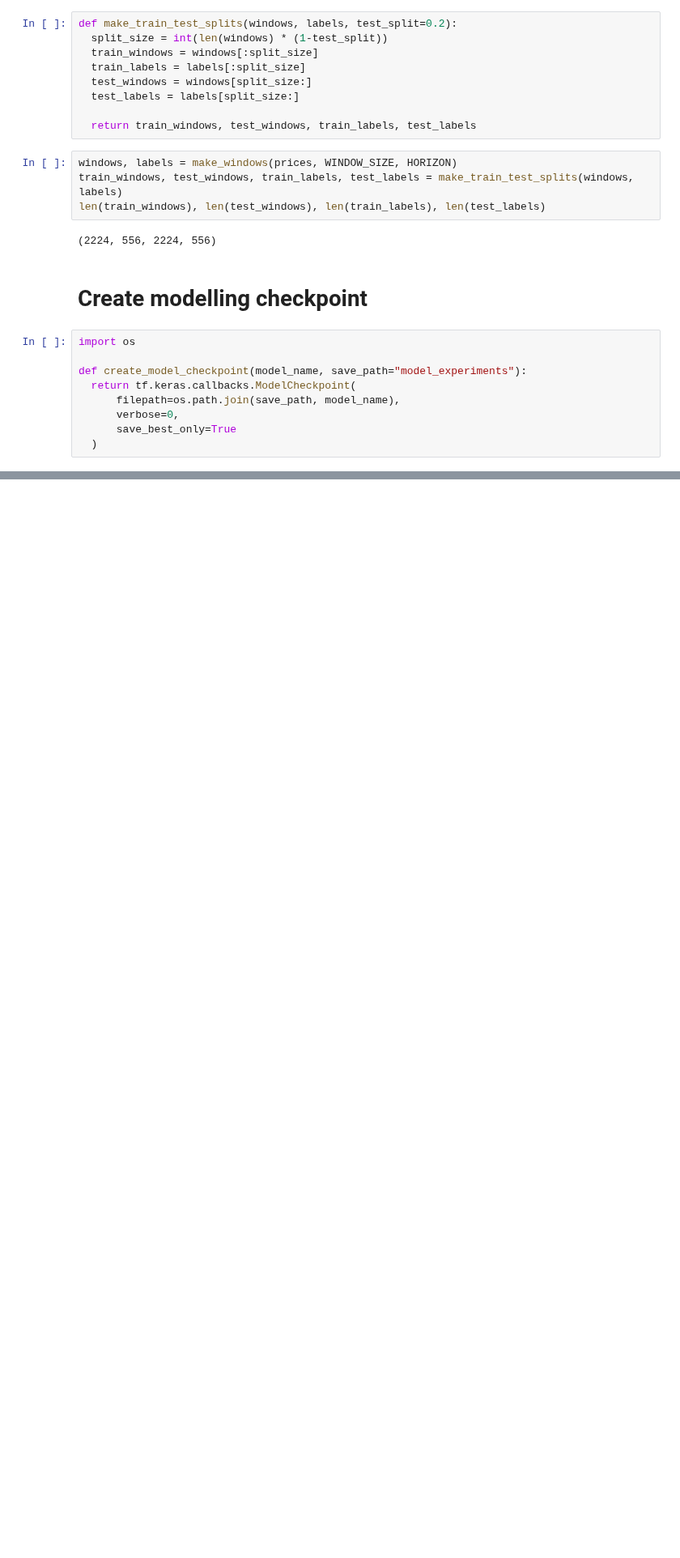
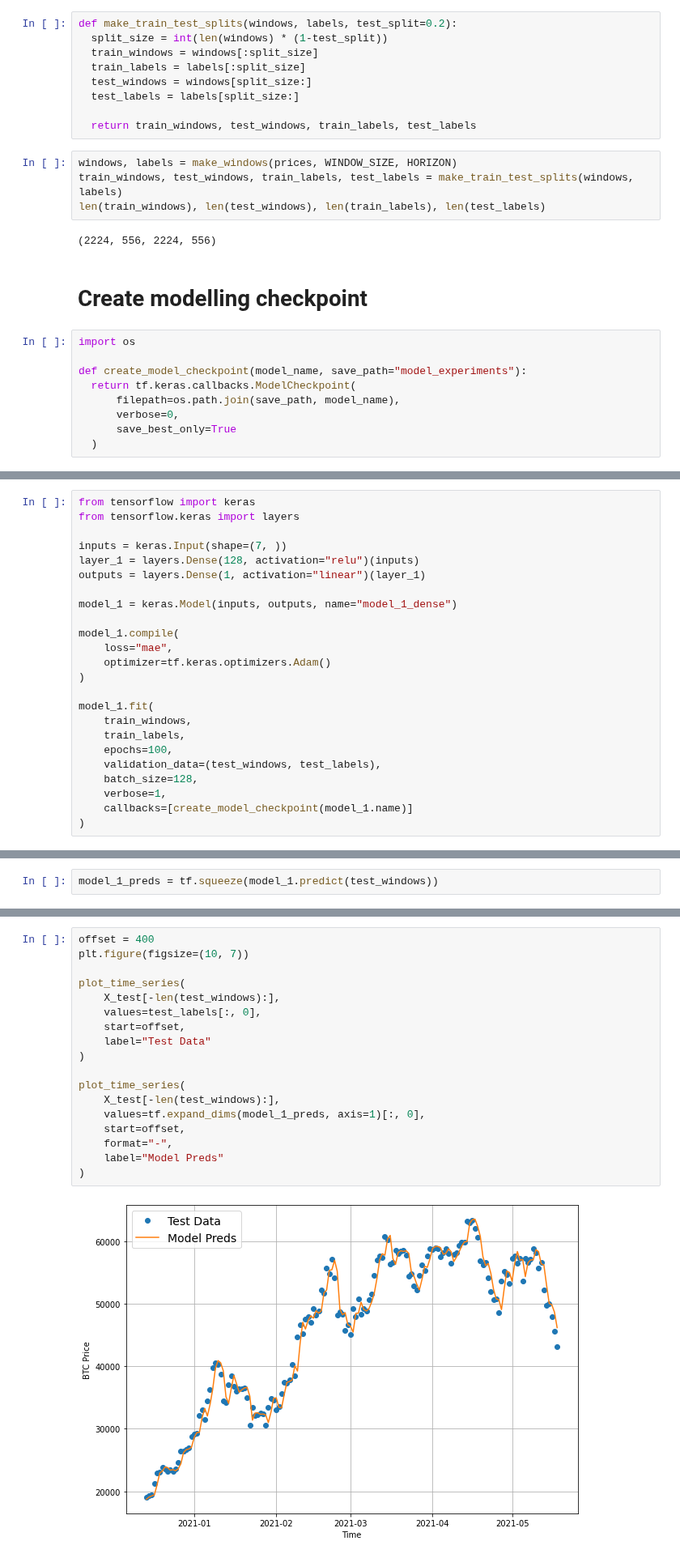
Before and after one commit to eman-kom/TensorFlow-Fundamentals, a Jupyter notebook: 10_Time_Series_Forecasting.ipynb, the cells around one changed output, grey strips where cells are left out. Shown at 81% size. Drawn from its saved outputs; the diff is of its cells as text; blank space fills up the shorter version.

```diff
--- a/10_Time_Series_Forecasting.ipynb
+++ b/10_Time_Series_Forecasting.ipynb
@@ -288,0 +298,24 @@ def create_model_checkpoint(model_name, save_path="model_experiments"):
+# %%
+from tensorflow import keras
+from tensorflow.keras import layers
+
+inputs = keras.Input(shape=(7, ))
+layer_1 = layers.Dense(128, activation="relu")(inputs)
+outputs = layers.Dense(1, activation="linear")(layer_1)
+
+model_1 = keras.Model(inputs, outputs, name="model_1_dense")
+
+model_1.compile(
+    loss="mae",
+    optimizer=tf.keras.optimizers.Adam()
+)
+
+model_1.fit(
+    train_windows,
+    train_labels,
+    epochs=100,
+    validation_data=(test_windows, test_labels),
+    batch_size=128,
+    verbose=1,
+    callbacks=[create_model_checkpoint(model_1.name)]
+)
@@ -288,0 +346,2 @@ def create_model_checkpoint(model_name, save_path="model_experiments"):
+# %%
+model_1_preds = tf.squeeze(model_1.predict(test_windows))
@@ -288,0 +361,20 @@ def create_model_checkpoint(model_name, save_path="model_experiments"):
+# %%
+offset = 400
+plt.figure(figsize=(10, 7))
+
+plot_time_series(
+    X_test[-len(test_windows):],
+    values=test_labels[:, 0],
+    start=offset,
+    label="Test Data"
+)
+
+plot_time_series(
+    X_test[-len(test_windows):],
+    values=tf.expand_dims(model_1_preds, axis=1)[:, 0],
+    start=offset,
+    format="-",
+    label="Model Preds"
+)
+# %% [output]
+[figure, added]
```
Also changed, not shown: parts of 38 cells of this notebook.
